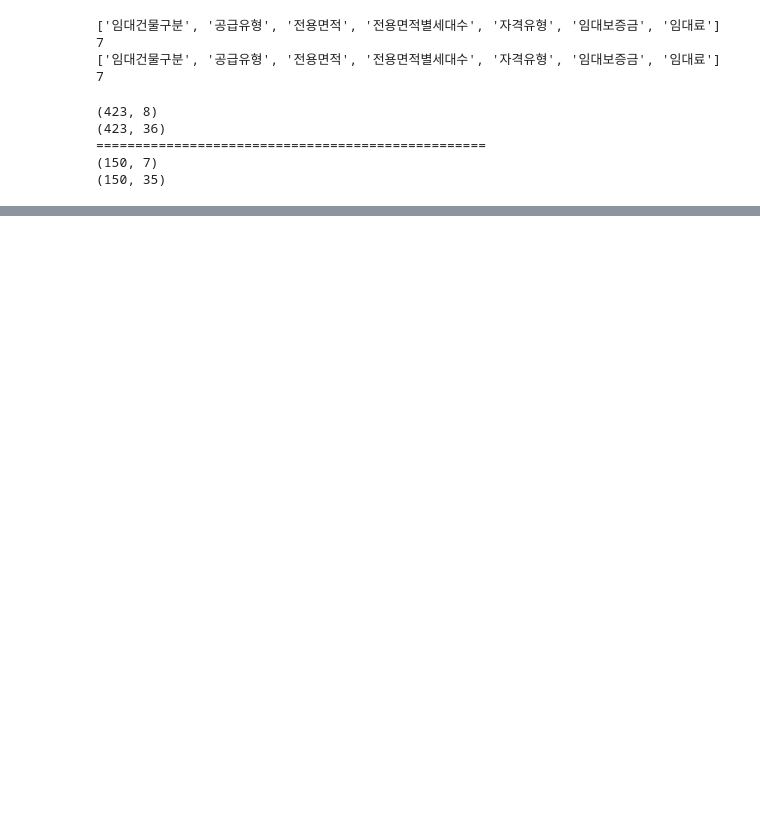
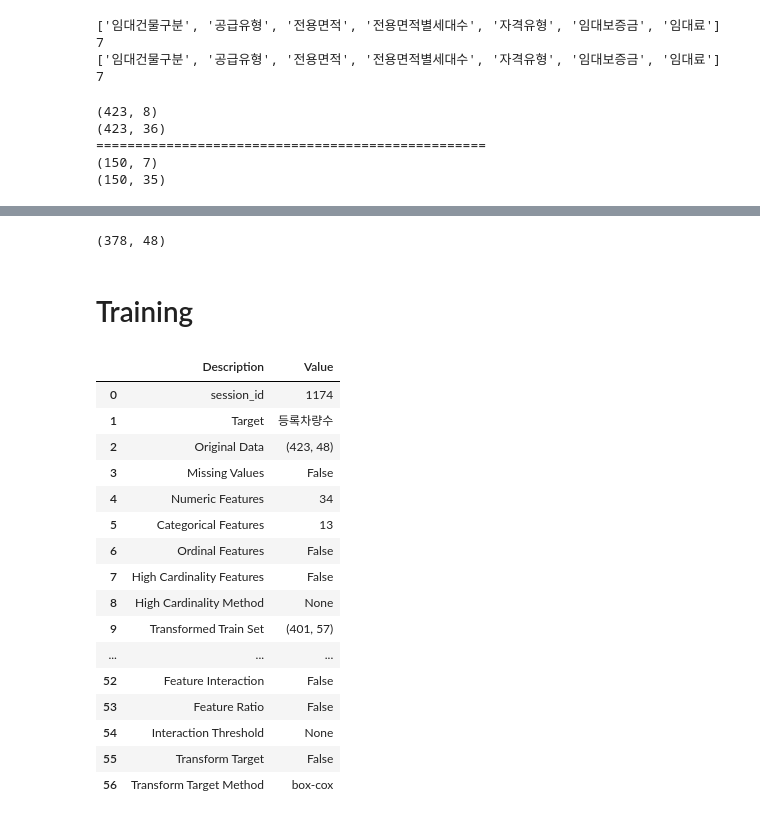
Before and after one commit to MoonJaeHoon/dacon_parking_demand, a Jupyter notebook: EDA2_new.ipynb, the cells around one changed output, grey strips where cells are left out. Saved outputs shown, nothing was run; the diff lists cells and outputs as text; code cells hidden in the pictures; blank space fills up the shorter version.

```diff
--- a/EDA2_new.ipynb
+++ b/EDA2_new.ipynb
@@ -728,0 +858,22 @@ print(df_test.shape)
+# %%
+# 모델들, grid score df, plot 등이 모두 저장되는 상위경로
+from datetime import timedelta, timezone, datetime
+
+now_time = datetime.now(timezone(timedelta(hours=9))).strftime('%m%d_%H%M')
+experiment_name = '_' + 'LB118_수정_pycaret으로_llar'
+
+now_time += experiment_name
+
+upper_dir_of_pycaret = f'/content/drive/MyDrive/dacon_parking_data/output_pycaret/{now_time}'
+print(f"upper_dir_of_pycaret : {upper_dir_of_pycaret}")
+
+fold=10
+# FEATS = [c for c in final_df.columns if c not in ['단지코드']]
+cat_features=[]
+continuous_features=[]
+target_feature = '등록차량수'
+
+print(f'FEATS : {len(FEATS)}')
+print(f"target : {target_feature}")
+print(f'cat_features : {len(cat_features)}')
+print(f'continuous_features : {len(continuous_features)}')
@@ -728,0 +886,48 @@ print(df_test.shape)
+# %%
+copy_train = train[['단지코드','등록차량수']].drop_duplicates().reset_index(drop=True)
+no_nan_danjicode_idxes = copy_train.loc[copy_train['단지코드'].isin(no_nan_danjicode),:].index
+
+holdout = df[FEATS].iloc[no_nan_danjicode_idxes]
+holdout.shape
+# %% [output]
+(378, 48)
+# %% [markdown]
+# Training
+# %%
+settings = setup(
+                data=df[FEATS],
+                target=target_feature,
+                train_size=0.95,
+                categorical_features=cat_features,
+                numeric_features=continuous_features,
+                data_split_shuffle = True, # True가 default
+                # fold_strategy = last_fold,
+                # experiment_name=experiment_name,
+                # log_experiment=False,   # compare_model 할 때에는 하이퍼파라미터가 어떻게 튜닝되었는지 볼 수 있어서 유용하다고 한다.
+                )
+
+# from ngboost import NGBClassifier
+# ngc = NGBClassifier()
+# ngboost = create_model(ngc)
+
+model_name_list=['llar']   # 'et', 'catboost', 'rf', 'gbr', 'llar', 'omp', 'en', 'ada', 'br', 'lr', 'lasso', 'dt', 'ridge',
+ensemble_method = 'blend_models'  # 'blend_models', 'stack_models' ->  (Regression : 'create_stacknet'), (Classifier : 'stack_models'),
+meta_model_for_stack = 'xgboost' # If using stack_models
+# %% [output]
+|  | Description | Value |
+| 0 | session_id | 1174 |
+| 1 | Target | 등록차량수 |
+| 2 | Original Data | (423, 48) |
+| 3 | Missing Values | False |
+| 4 | Numeric Features | 34 |
+| 5 | Categorical Features | 13 |
+| 6 | Ordinal Features | False |
+| 7 | High Cardinality Features | False |
+| 8 | High Cardinality Method | None |
+| 9 | Transformed Train Set | (401, 57) |
+| ... | ... | ... |
+| 52 | Feature Interaction | False |
+| 53 | Feature Ratio | False |
+| 54 | Interaction Threshold | None |
+| 55 | Transform Target | False |
+| 56 | Transform Target Method | box-cox |
```
Also changed, not shown: parts of 65 cells of this notebook.
